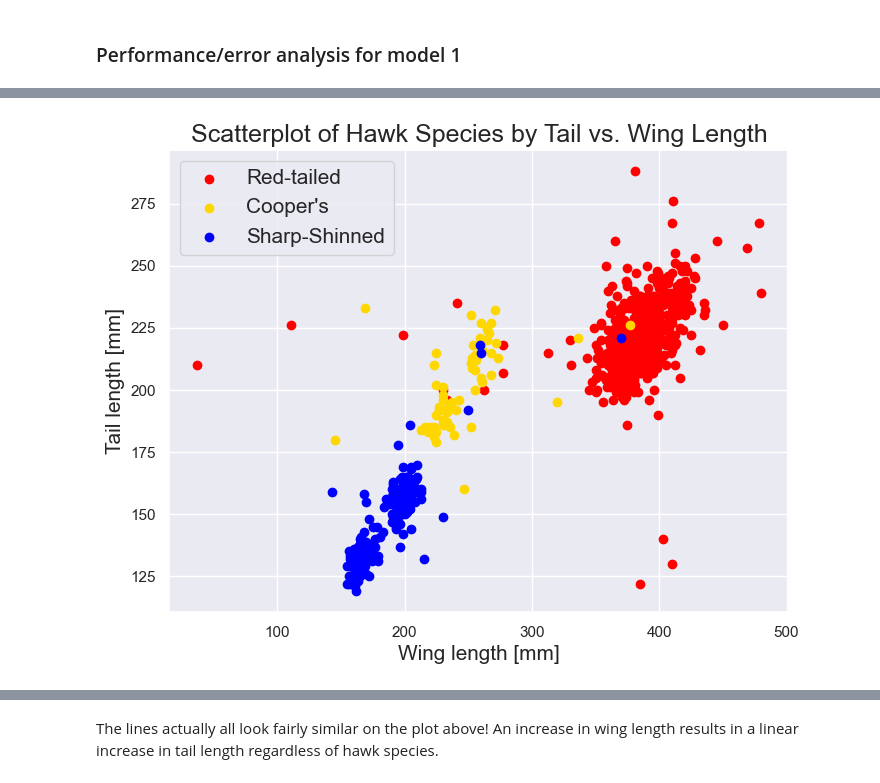
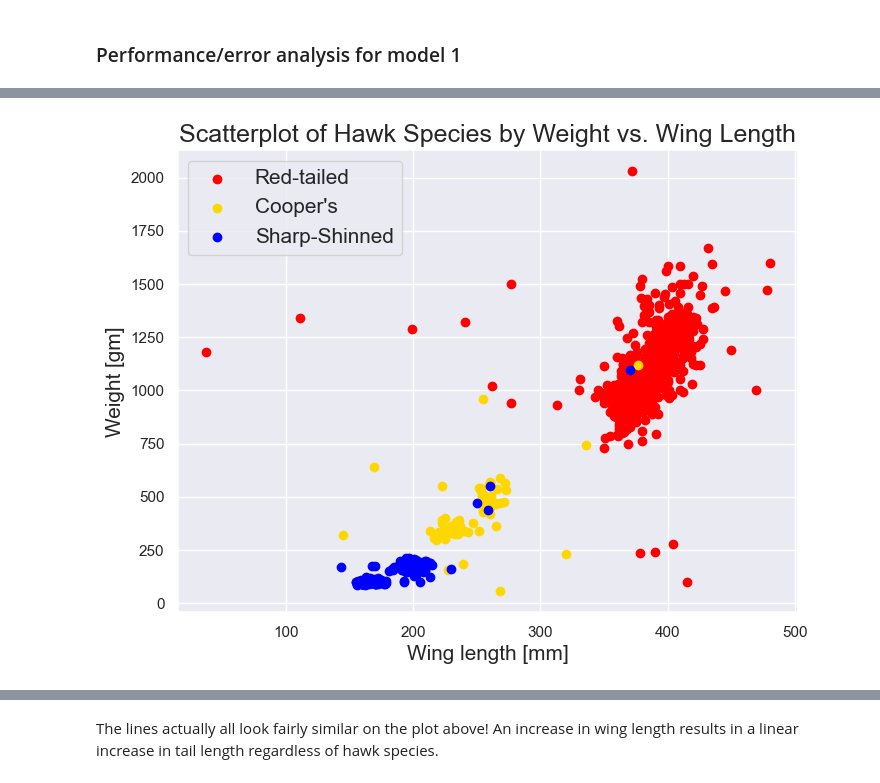
Before and after one commit to kary5678/INDE-577, a Jupyter notebook: supervised-learning/linear_regression/linear_regression.ipynb, the cells around one changed output, grey strips where cells are left out. Drawn from its saved outputs; the diff is of its cells as text; code cells hidden in the pictures.

```diff
--- a/supervised-learning/linear_regression/linear_regression.ipynb
+++ b/supervised-learning/linear_regression/linear_regression.ipynb
@@ -193,17 +287,17 @@ For fun, I run the linear regression algorithm for each of the three hawk specie
 # %%
 # Produce a scatterplot of tail vs. wing length, color-coded by hawk species
 RT = hawks[hawks.Species == "RT"]
 CH = hawks[hawks.Species == "CH"]
 SS = hawks[hawks.Species == "SS"]
 
 plt.figure(figsize = (8, 6))
-plt.scatter(RT.Wing, RT.Tail, color = "red", label = "Red-tailed")
-plt.scatter(CH.Wing, CH.Tail, color = "gold", label = "Cooper's")
-plt.scatter(SS.Wing, SS.Tail, color = "blue", label = "Sharp-Shinned")
-plt.title("Scatterplot of Hawk Species by Tail vs. Wing Length", fontsize = 18)
+plt.scatter(RT.Wing, RT.Weight, color = "red", label = "Red-tailed")
+plt.scatter(CH.Wing, CH.Weight, color = "gold", label = "Cooper's")
+plt.scatter(SS.Wing, SS.Weight, color = "blue", label = "Sharp-Shinned")
+plt.title("Scatterplot of Hawk Species by Weight vs. Wing Length", fontsize = 18)
 plt.xlabel("Wing length [mm]", fontsize = 15)
-plt.ylabel("Tail length [mm]", fontsize = 15)
+plt.ylabel("Weight [gm]", fontsize = 15)
 plt.legend(fontsize = 15, loc = "upper left")
 plt.show()
 # %% [output]
-[figure, old version]
+[figure, new version]
```
Also changed, not shown: parts of 26 cells of this notebook.
